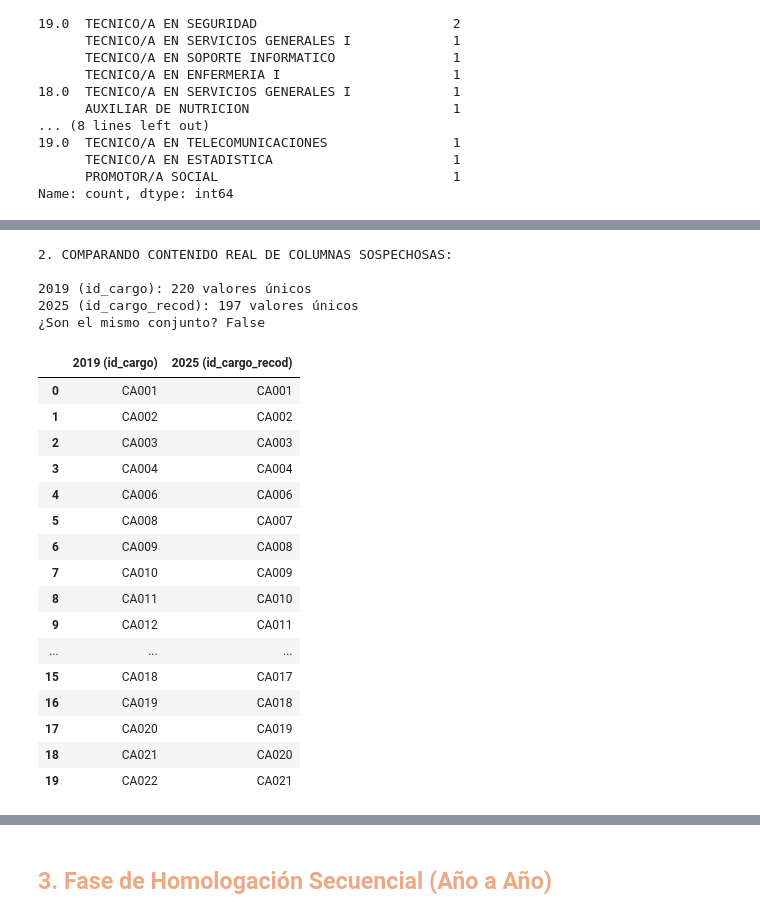
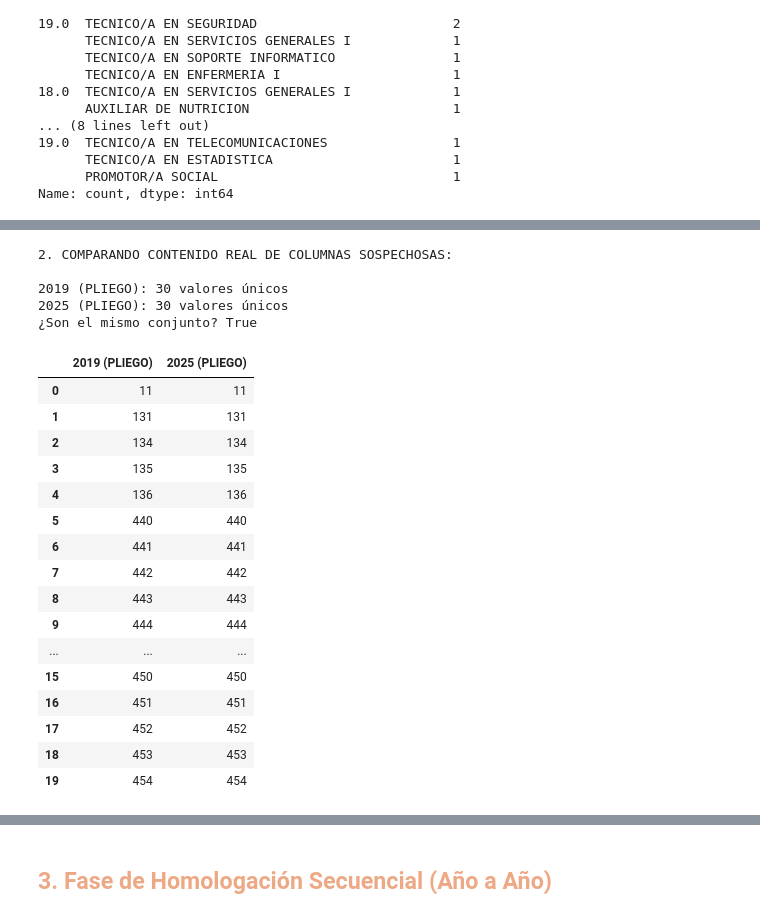
Before and after one commit to nadia0207/minsa-rrhh-analytics, a Jupyter notebook: notebooks/01_comparacion_columnas.ipynb, the cells around one changed output, grey strips where cells are left out. Drawn from its saved outputs; the diff is of its cells as text; code cells hidden in the pictures.

```diff
--- a/notebooks/01_comparacion_columnas.ipynb
+++ b/notebooks/01_comparacion_columnas.ipynb
@@ -392,36 +394,36 @@ df_2019.describe()
 # %%
 # 2.4 AUDITORÍA DE VALORES (Aquí ya funciona perfectamente porque los DFs tienen datos)
 print("\n2. COMPARANDO CONTENIDO REAL DE COLUMNAS SOSPECHOSAS:\n")
-df_analisis = comparar_valores(df_2019, 'id_cargo', '2019', df_2025, 'id_cargo_recod', '2025')
+df_analisis = comparar_valores(df_2019, 'PLIEGO', '2019', df_2025, 'PLIEGO', '2025')
 
 # Mostrar los primeros registros del cruce de datos para validar
 df_analisis.head(20)
 
 # ------- OTRA FORMA --------
 #comparar_valores(df_2019, 'id_cargo', '2019', df_2025, 'id_cargo_recod', '2025')
 # %% [output]
 2. COMPARANDO CONTENIDO REAL DE COLUMNAS SOSPECHOSAS:
 
-2019 (id_cargo): 220 valores únicos
-2025 (id_cargo_recod): 197 valores únicos
-¿Son el mismo conjunto? False
+2019 (PLIEGO): 30 valores únicos
+2025 (PLIEGO): 30 valores únicos
+¿Son el mismo conjunto? True
-|  | 2019 (id_cargo) | 2025 (id_cargo_recod) |
-| 0 | CA001 | CA001 |
-| 1 | CA002 | CA002 |
-| 2 | CA003 | CA003 |
-| 3 | CA004 | CA004 |
-| 4 | CA006 | CA006 |
-| 5 | CA008 | CA007 |
-| 6 | CA009 | CA008 |
-| 7 | CA010 | CA009 |
-| 8 | CA011 | CA010 |
-| 9 | CA012 | CA011 |
+|  | 2019 (PLIEGO) | 2025 (PLIEGO) |
+| 0 | 11 | 11 |
+| 1 | 131 | 131 |
+| 2 | 134 | 134 |
+| 3 | 135 | 135 |
+| 4 | 136 | 136 |
+| 5 | 440 | 440 |
+| 6 | 441 | 441 |
+| 7 | 442 | 442 |
+| 8 | 443 | 443 |
+| 9 | 444 | 444 |
 | ... | ... | ... |
-| 15 | CA018 | CA017 |
-| 16 | CA019 | CA018 |
-| 17 | CA020 | CA019 |
-| 18 | CA021 | CA020 |
-| 19 | CA022 | CA021 |
+| 15 | 450 | 450 |
+| 16 | 451 | 451 |
+| 17 | 452 | 452 |
+| 18 | 453 | 453 |
+| 19 | 454 | 454 |
 # %%
 # 2.5 Mapeo de columnas de canonicas y de descarte
 
```
Also changed, not shown: parts of 20 cells of this notebook.
